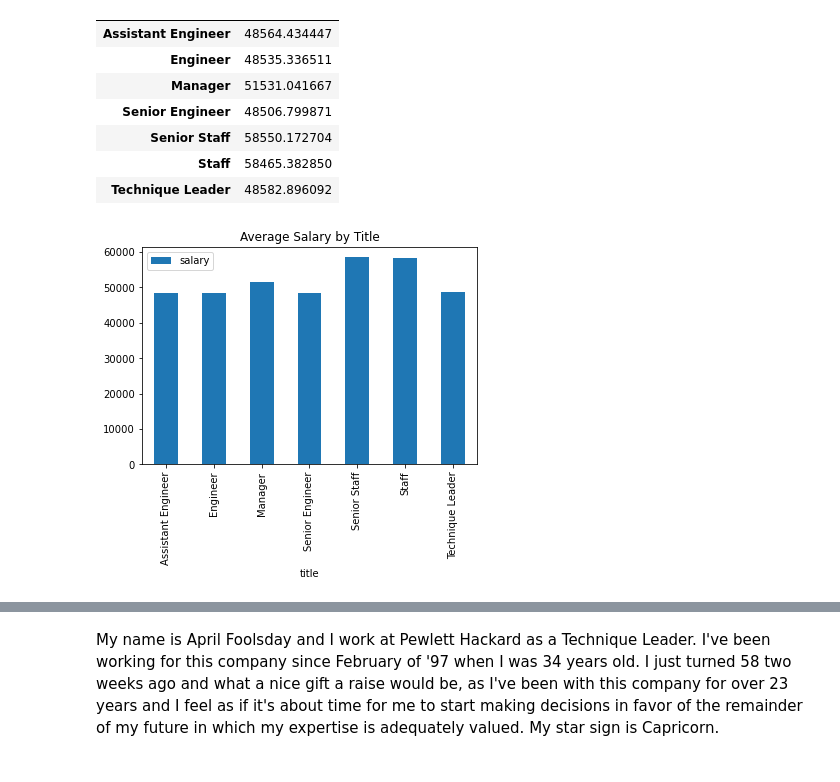
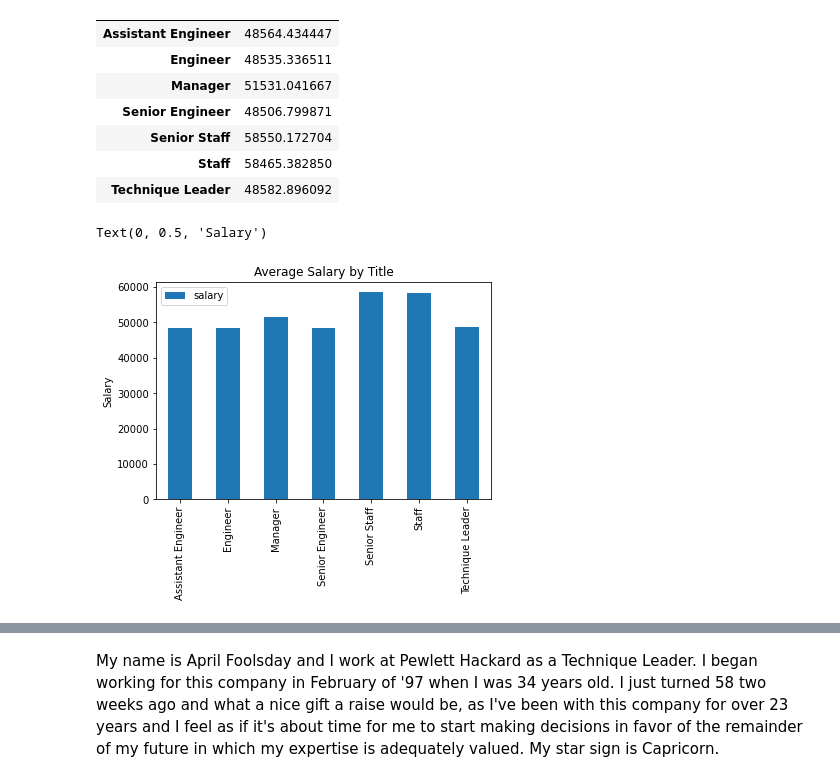
Before and after one commit to cspence001/employee_query_sql, a Jupyter notebook: SQL_engine.ipynb, the cells around one changed output, grey strips where cells are left out. Saved outputs shown, nothing was run; the diff lists cells and outputs as text; code cells hidden in the pictures.

```diff
--- a/SQL_engine.ipynb
+++ b/SQL_engine.ipynb
@@ -97,11 +97,3 @@ merge_df2
 | 300022 | 110386 | m0001 | 1953-10-04 | Shem | Kieras | M | 1988-10-14 | 40000 | Manager |
 | 300023 | 111784 | m0001 | 1956-06-14 | Marjo | Giarratana | F | 1988-02-12 | 40000 | Manager |
 300024 rows × 9 columns
-# %%
-#binning for histogram
-salary_bins = [0, 29999, 39999, 49999, 59999, 69999, 79999, 89999, 99999, 1000000]
-bin_labels = ["<30000", "30,000-39,999", "40,000-49,999", "50,000-59,999", "60,000-69,999", "70,000-79,999", "80,000-89,000", "90,000-99,999", "100,000+"]
-
-salary_df = merge_df2
-salary_df["Salary Ranges"] = pd.cut(salary_df["salary"], salary_bins, labels=bin_labels)
-salary_df.head()
@@ -149,8 +142,11 @@ salary_title
 | Technique Leader | 48582.896092 |
 # %%
 ax = salary_title.plot.bar(y='salary', rot=90, title="Average Salary by Title")
+ax.set_xlabel('')
+ax.set_ylabel('Salary')
 # %% [output]
+Text(0, 0.5, 'Salary')
-[figure, old version]
+[figure, new version]
 # %%
 #boss_check
 employee_check = merge_df2.loc[merge_df2["emp_no"] ==499942]
@@ -159,4 +155,4 @@ employee_check
 |  | emp_no | emp_title_id | birth_date | first_name | last_name | sex | hire_date | salary | title | ... |
 | 287532 | 499942 | e0004 | 1963-01-10 | April | Foolsday | F | 1997-02-10 | 40000 | Technique Leader | ... |
 # %% [markdown]
-My name is April Foolsday and I work at Pewlett Hackard as a Technique Leader. I've been working for this company since February of '97 when I was 34 years old. I just turned 58 two weeks ago and what a nice gift a raise would be, as I've been with this company for over 23 years and I feel as if it's about time for me to start making decisions in favor of the remainder of my future in which my expertise is adequately valued. My star sign is Capricorn.
+My name is April Foolsday and I work at Pewlett Hackard as a Technique Leader. I began working for this company in February of '97 when I was 34 years old. I just turned 58 two weeks ago and what a nice gift a raise would be, as I've been with this company for over 23 years and I feel as if it's about time for me to start making decisions in favor of the remainder of my future in which my expertise is adequately valued. My star sign is Capricorn.
```
Also changed, not shown: parts of 5 cells of this notebook.
